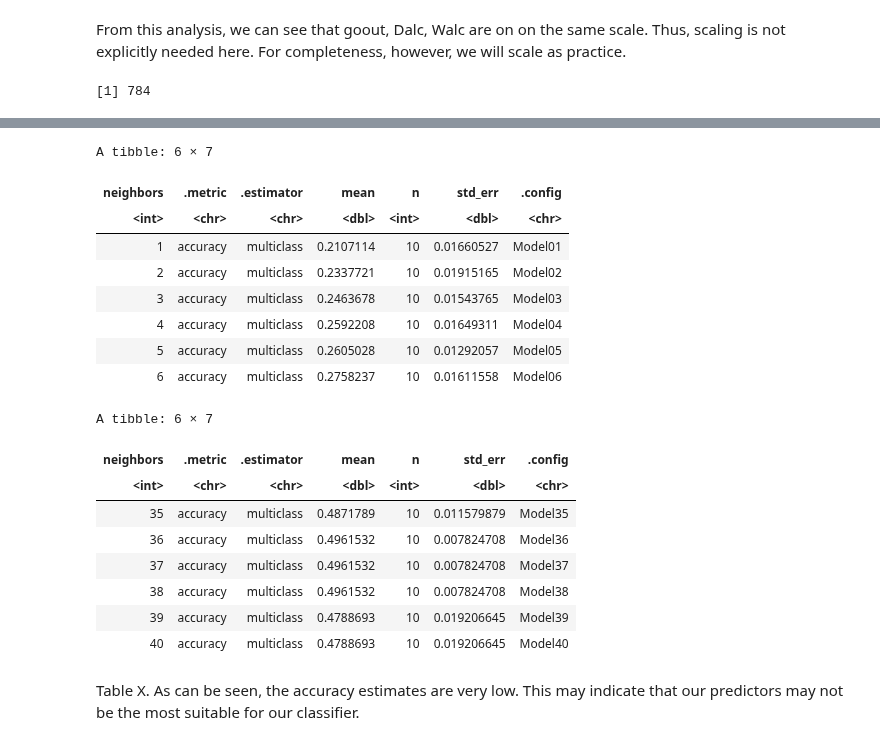
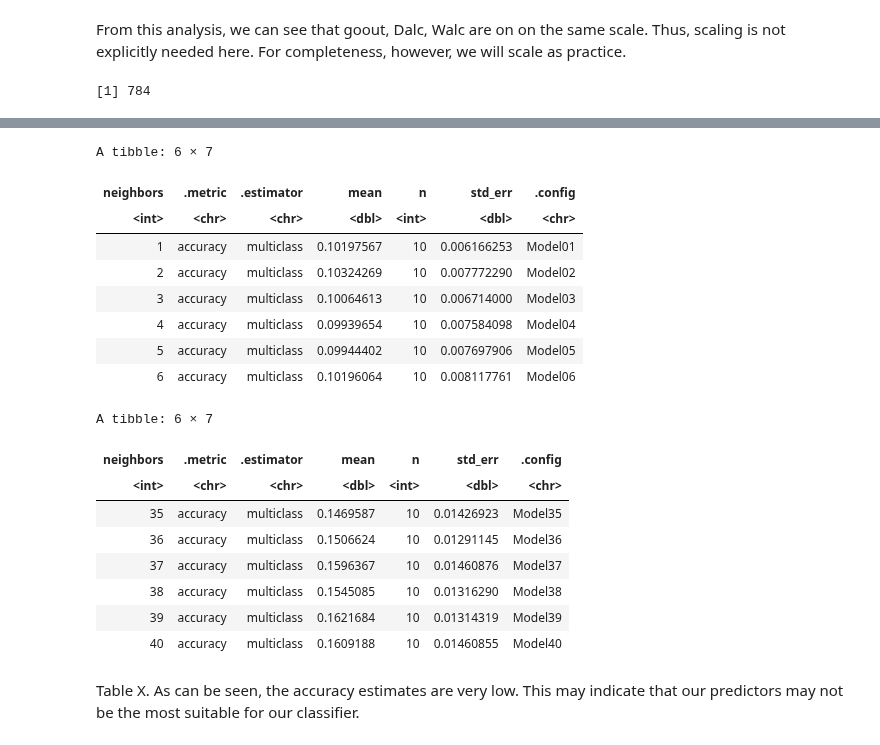
Before and after one commit to eto168/DSCI100_team24_project_proposal, a Jupyter notebook: Project-Report.ipynb, the cells around one changed output, grey strips where cells are left out. Drawn from its saved outputs; the diff is of its cells as text; code cells hidden in the pictures.

```diff
--- a/Project-Report.ipynb
+++ b/Project-Report.ipynb
@@ -218,7 +218,7 @@ Using this data, we wish to create a classifier that may be usable by school sta
 
 #Here, we need to split a new set of data. This time, using G3_class as the strata
 
-G3_class_split <- initial_split(data_with_lg, prop = 0.75, strata = G3_class)
+G3_class_split <- initial_split(data_train_new_classifier, prop = 0.75, strata = G3_class)
 G3_class_data_train <- training(G3_class_split)
 G3_class_data_test <- testing(G3_class_split)
 head(G3_class_data_train, 4)
@@ -325,7 +325,7 @@ nrow(data_train_no_grade)
 
 #Here, we create another recipe to be used in the workflow. We use the upsampled dataframe.
 lg_classifier_recipe <- recipe(G3_class ~ Walc + Dalc,
-                              data = upsampled_data_train_no_grade) %>%
+                              data = data_train_no_grade) %>%
     step_upsample(G3_class, over_ratio = 1) %>%
     step_scale(all_predictors()) %>%
     step_center(all_predictors())
@@ -367,23 +372,23 @@ tail(cv_metrics)
 ! Fold01: internal: No observations were detected in `truth` for level(s): 'A+'
 Co...
 A tibble: 6 × 7
 | neighbors | .metric | .estimator | mean | n | std_err | .config |
 | <int> | <chr> | <chr> | <dbl> | <int> | <dbl> | <chr> |
-| 1 | accuracy | multiclass | 0.2107114 | 10 | 0.01660527 | Model01 |
-| 2 | accuracy | multiclass | 0.2337721 | 10 | 0.01915165 | Model02 |
-| 3 | accuracy | multiclass | 0.2463678 | 10 | 0.01543765 | Model03 |
-| 4 | accuracy | multiclass | 0.2592208 | 10 | 0.01649311 | Model04 |
-| 5 | accuracy | multiclass | 0.2605028 | 10 | 0.01292057 | Model05 |
-| 6 | accuracy | multiclass | 0.2758237 | 10 | 0.01611558 | Model06 |
+| 1 | accuracy | multiclass | 0.10197567 | 10 | 0.006166253 | Model01 |
+| 2 | accuracy | multiclass | 0.10324269 | 10 | 0.007772290 | Model02 |
+| 3 | accuracy | multiclass | 0.10064613 | 10 | 0.006714000 | Model03 |
+| 4 | accuracy | multiclass | 0.09939654 | 10 | 0.007584098 | Model04 |
+| 5 | accuracy | multiclass | 0.09944402 | 10 | 0.007697906 | Model05 |
+| 6 | accuracy | multiclass | 0.10196064 | 10 | 0.008117761 | Model06 |
 A tibble: 6 × 7
 | neighbors | .metric | .estimator | mean | n | std_err | .config |
 | <int> | <chr> | <chr> | <dbl> | <int> | <dbl> | <chr> |
-| 35 | accuracy | multiclass | 0.4871789 | 10 | 0.011579879 | Model35 |
-| 36 | accuracy | multiclass | 0.4961532 | 10 | 0.007824708 | Model36 |
-| 37 | accuracy | multiclass | 0.4961532 | 10 | 0.007824708 | Model37 |
-| 38 | accuracy | multiclass | 0.4961532 | 10 | 0.007824708 | Model38 |
-| 39 | accuracy | multiclass | 0.4788693 | 10 | 0.019206645 | Model39 |
-| 40 | accuracy | multiclass | 0.4788693 | 10 | 0.019206645 | Model40 |
+| 35 | accuracy | multiclass | 0.1469587 | 10 | 0.01426923 | Model35 |
+| 36 | accuracy | multiclass | 0.1506624 | 10 | 0.01291145 | Model36 |
+| 37 | accuracy | multiclass | 0.1596367 | 10 | 0.01460876 | Model37 |
+| 38 | accuracy | multiclass | 0.1545085 | 10 | 0.01316290 | Model38 |
+| 39 | accuracy | multiclass | 0.1621684 | 10 | 0.01314319 | Model39 |
+| 40 | accuracy | multiclass | 0.1609188 | 10 | 0.01460855 | Model40 |
 # %% [markdown]
 Table X. As can be seen, the accuracy estimates are very low. This may indicate that our predictors may not be the most suitable for our classifier.
 # %%
```
Also changed, not shown: parts of 3 cells of this notebook.
